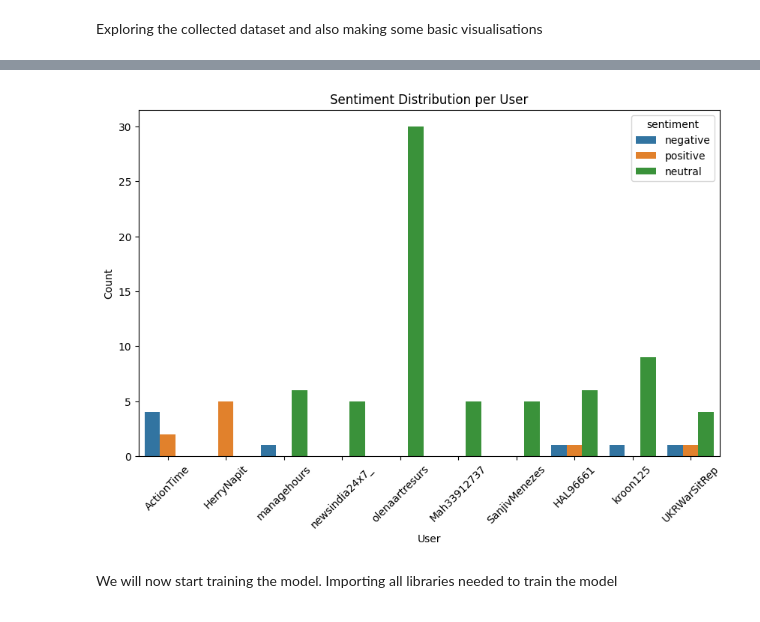
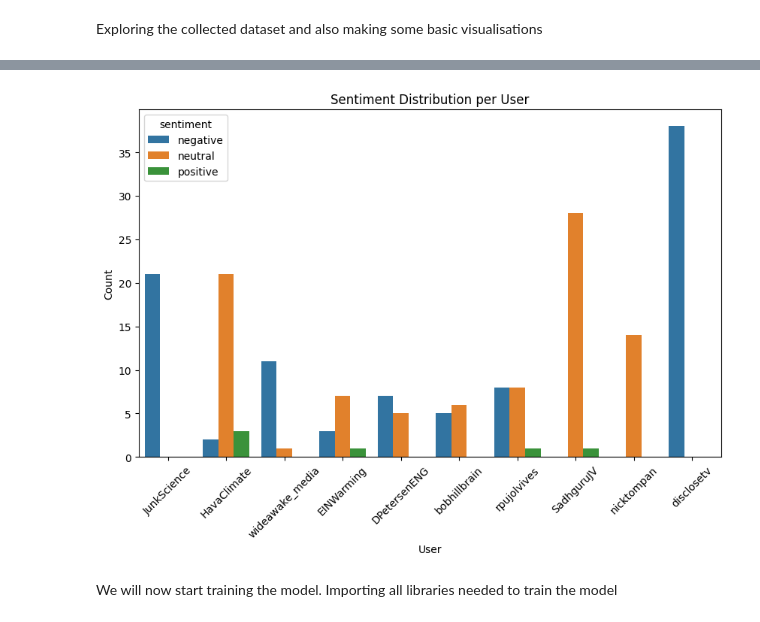
Before and after one commit to Bhavya1403/Sentiment-Analysis, a Jupyter notebook: notebooks/tfidf_complex_model.ipynb, the cells around one changed output, grey strips where cells are left out. Drawn from its saved outputs; the diff is of its cells as text; code cells hidden in the pictures.

```diff
--- a/notebooks/tfidf_complex_model.ipynb
+++ b/notebooks/tfidf_complex_model.ipynb
@@ -123,15 +122,15 @@ plt.show()
 # %%
-top_users_df = df[df['user'].isin(user_counts.index)]
+top_users_df = df[df['username'].isin(user_counts.index)]
 
 plt.figure(figsize=(10,6))
-sns.countplot(x='user', hue='sentiment', data=top_users_df)
+sns.countplot(x='username', hue='sentiment', data=top_users_df)
 plt.title('Sentiment Distribution per User')
 plt.xlabel('User')
 plt.ylabel('Count')
 plt.xticks(rotation=45)
 plt.show()
 # %% [output]
-[figure, old version]
+[figure, new version]
 # %% [markdown]
 We will now start training the model. Importing all libraries needed to train the model
 # %%
```
Also changed, not shown: parts of 18 cells of this notebook, 1 other file.
